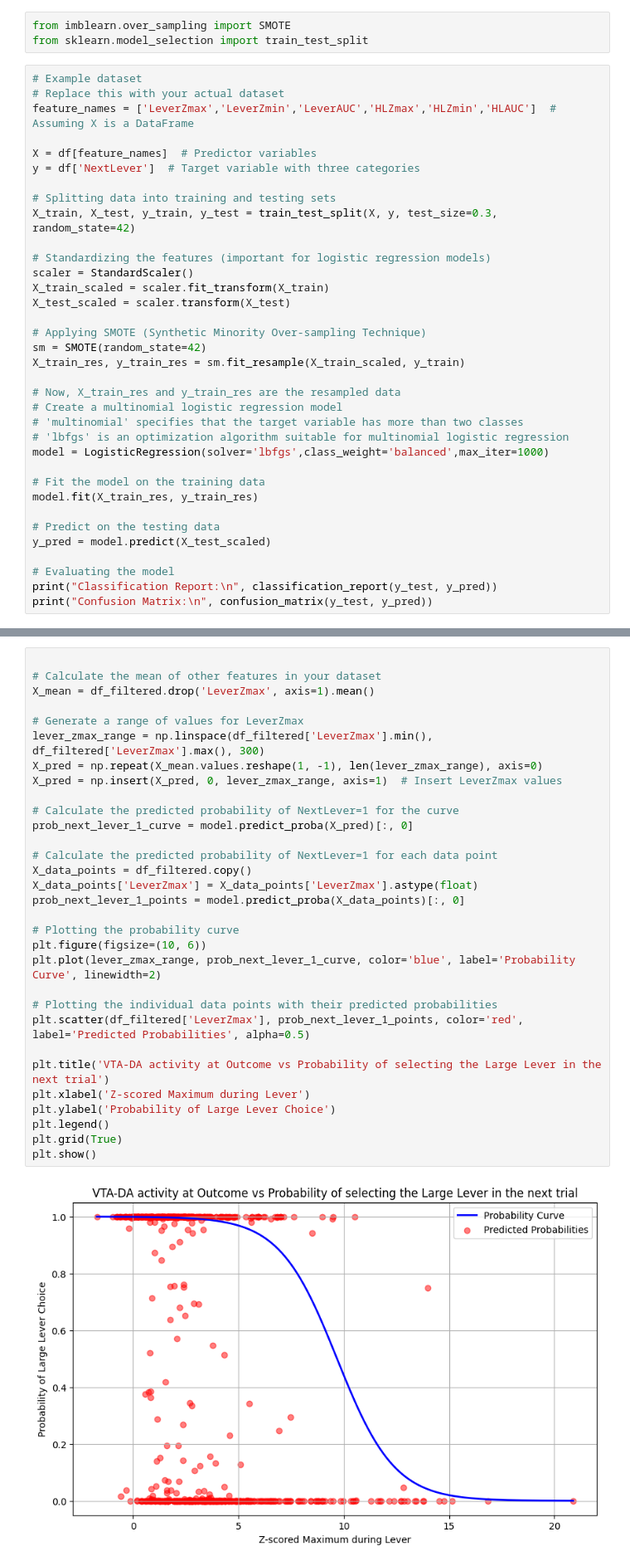
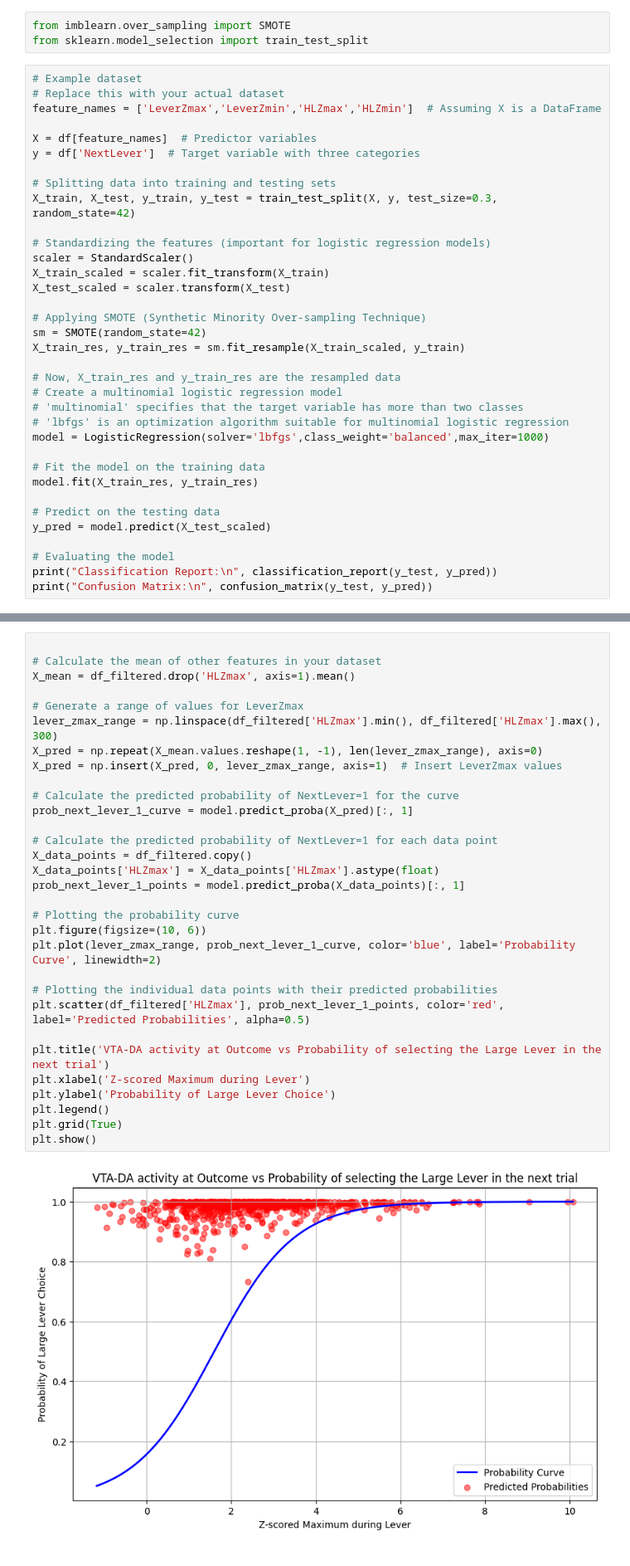
Before and after one commit to wonnpyon/ML-For-Beginners, a Jupyter notebook: Photometry/06MNlogitReg.ipynb, the cells around one changed output, grey strips where cells are left out. Shown at 83% size. Drawn from its saved outputs; the diff is of its cells as text.

```diff
--- a/Photometry/06MNlogitReg.ipynb
+++ b/Photometry/06MNlogitReg.ipynb
@@ -75,7 +75,7 @@ from sklearn.model_selection import train_test_split
 # %%
 # Example dataset
 # Replace this with your actual dataset
-feature_names = ['LeverZmax','LeverZmin','LeverAUC','HLZmax','HLZmin','HLAUC']  # Assuming X is a DataFrame
+feature_names = ['LeverZmax','LeverZmin','HLZmax','HLZmin']  # Assuming X is a DataFrame
 
 X = df[feature_names]  # Predictor variables
 y = df['NextLever']  # Target variable with three categories
@@ -242,36 +264,36 @@ plt.show()
 # %%
 
 # Calculate the mean of other features in your dataset
-X_mean = df_filtered.drop('LeverZmax', axis=1).mean()
+X_mean = df_filtered.drop('HLZmax', axis=1).mean()
 
 # Generate a range of values for LeverZmax
-lever_zmax_range = np.linspace(df_filtered['LeverZmax'].min(), df_filtered['LeverZmax'].max(), 300)
+lever_zmax_range = np.linspace(df_filtered['HLZmax'].min(), df_filtered['HLZmax'].max(), 300)
 X_pred = np.repeat(X_mean.values.reshape(1, -1), len(lever_zmax_range), axis=0)
 X_pred = np.insert(X_pred, 0, lever_zmax_range, axis=1)  # Insert LeverZmax values
 
 # Calculate the predicted probability of NextLever=1 for the curve
-prob_next_lever_1_curve = model.predict_proba(X_pred)[:, 0]
+prob_next_lever_1_curve = model.predict_proba(X_pred)[:, 1]
 
 # Calculate the predicted probability of NextLever=1 for each data point
 X_data_points = df_filtered.copy()
-X_data_points['LeverZmax'] = X_data_points['LeverZmax'].astype(float)
-prob_next_lever_1_points = model.predict_proba(X_data_points)[:, 0]
+X_data_points['HLZmax'] = X_data_points['HLZmax'].astype(float)
+prob_next_lever_1_points = model.predict_proba(X_data_points)[:, 1]
 
 # Plotting the probability curve
 plt.figure(figsize=(10, 6))
 plt.plot(lever_zmax_range, prob_next_lever_1_curve, color='blue', label='Probability Curve', linewidth=2)
 
 # Plotting the individual data points with their predicted probabilities
-plt.scatter(df_filtered['LeverZmax'], prob_next_lever_1_points, color='red', label='Predicted Probabilities', alpha=0.5)
+plt.scatter(df_filtered['HLZmax'], prob_next_lever_1_points, color='red', label='Predicted Probabilities', alpha=0.5)
 
 plt.title('VTA-DA activity at Outcome vs Probability of selecting the Large Lever in the next trial')
 plt.xlabel('Z-scored Maximum during Lever')
 plt.ylabel('Probability of Large Lever Choice')
 plt.legend()
 plt.grid(True)
 plt.show()
 # %% [output]
-[figure, old version]
+[figure, new version]
 # %%
 with29 = behav[behav['Lever'] == 1].mean()
 without29 = df[df['Lever'] == 1].mean()
```
Also changed, not shown: parts of 6 cells of this notebook.
